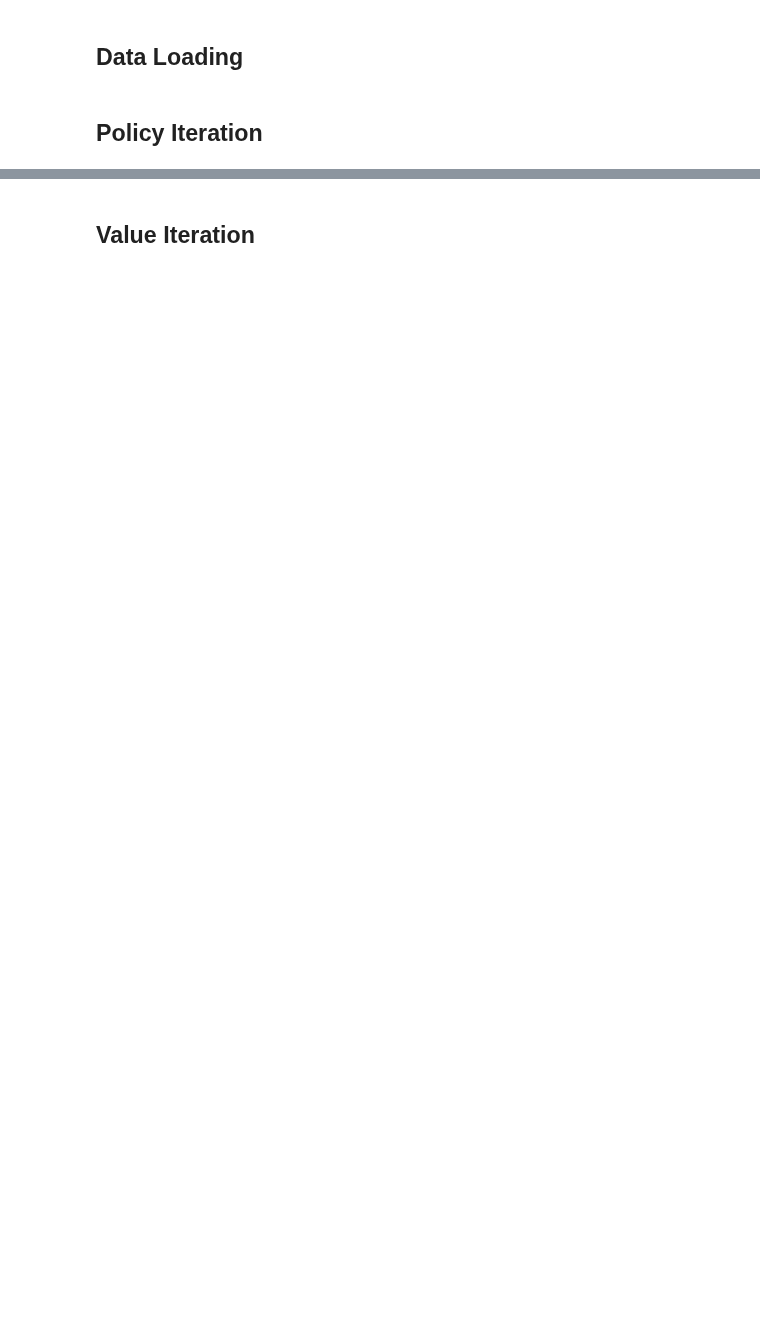
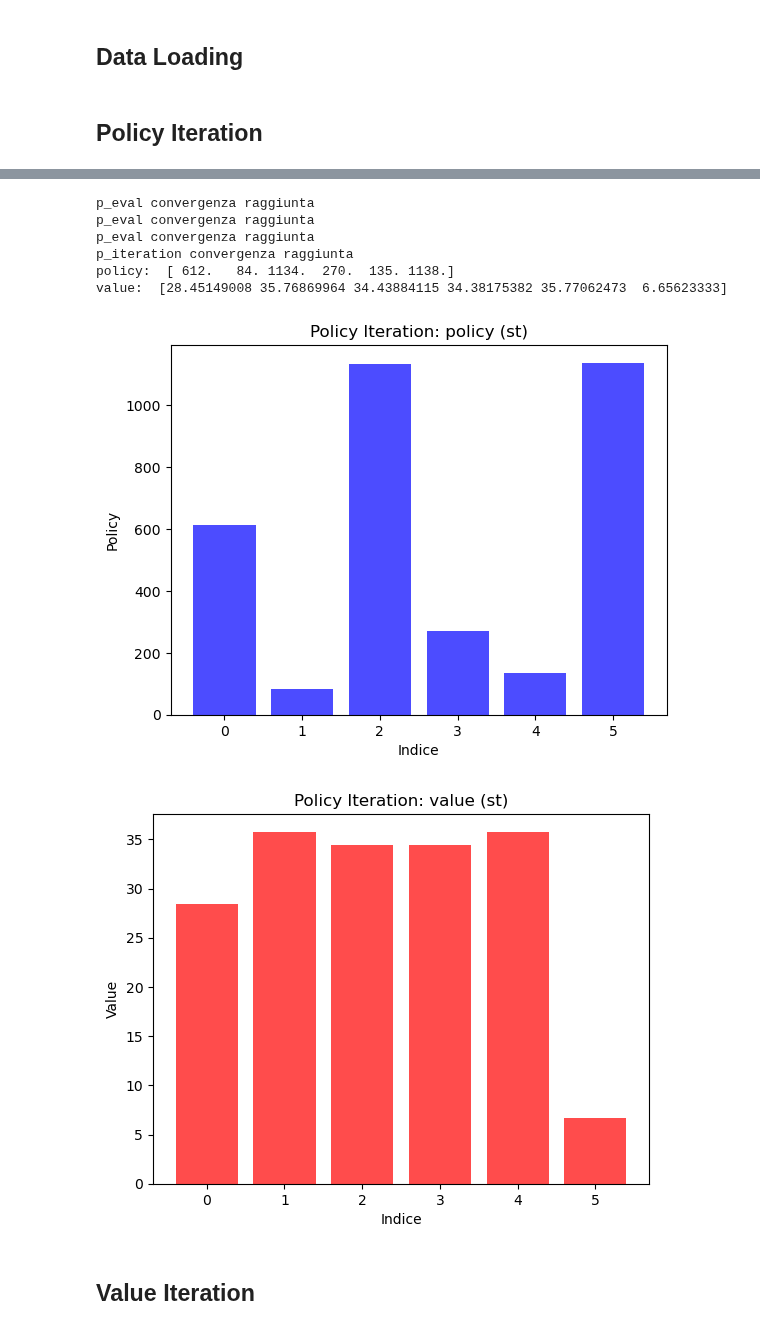
Before and after one commit to edoardorossi1995/Tesi, a Jupyter notebook: policy_algorithms.ipynb, the cells around one changed output, grey strips where cells are left out. Cells and saved outputs as stored; diff of their text form; code cells hidden in the pictures; blank space fills up the shorter version.

```diff
--- a/policy_algorithms.ipynb
+++ b/policy_algorithms.ipynb
@@ -191,2 +133,45 @@ policy:  [[1.]
+# %%
+T = T_st
+R = R_st
+
+policy, value = policy_iteration(T=T, R=R, gamma=0.99)
+policy = policy.reshape(-1)
+print("policy: ", policy)
+print("value: ", value)
+
+# Numero di elementi sull'asse x
+num_elements = len(policy)
+
+# Crea un array di indici degli elementi sull'asse x
+indices = np.arange(num_elements)
+
+# Crea il primo istogramma per la policy
+plt.bar(indices, policy, align='center', alpha=0.7, color='blue')
+plt.xticks(indices, indices)
+plt.xlabel('Indice')
+plt.ylabel('Policy')
+plt.title('Policy Iteration: policy (st)')
+
+# Mostra il primo istogramma
+plt.show()
+
+# Crea il secondo istogramma per il value
+plt.bar(indices, value, align='center', alpha=0.7, color='red')
+plt.xticks(indices, indices)
+plt.xlabel('Indice')
+plt.ylabel('Value')
+plt.title('Policy Iteration: value (st)')
+
+# Mostra il secondo istogramma
+plt.show()
+# %% [output]
+p_eval convergenza raggiunta
+p_eval convergenza raggiunta
+p_eval convergenza raggiunta
+p_iteration convergenza raggiunta
+policy:  [ 612.   84. 1134.  270.  135. 1138.]
+value:  [28.45149008 35.76869964 34.43884115 34.38175382 35.77062473  6.65623333]
+[figure, added]
+[figure, added]
 # %% [markdown]
 ## Value Iteration
```
Also changed, not shown: parts of 11 cells of this notebook.
